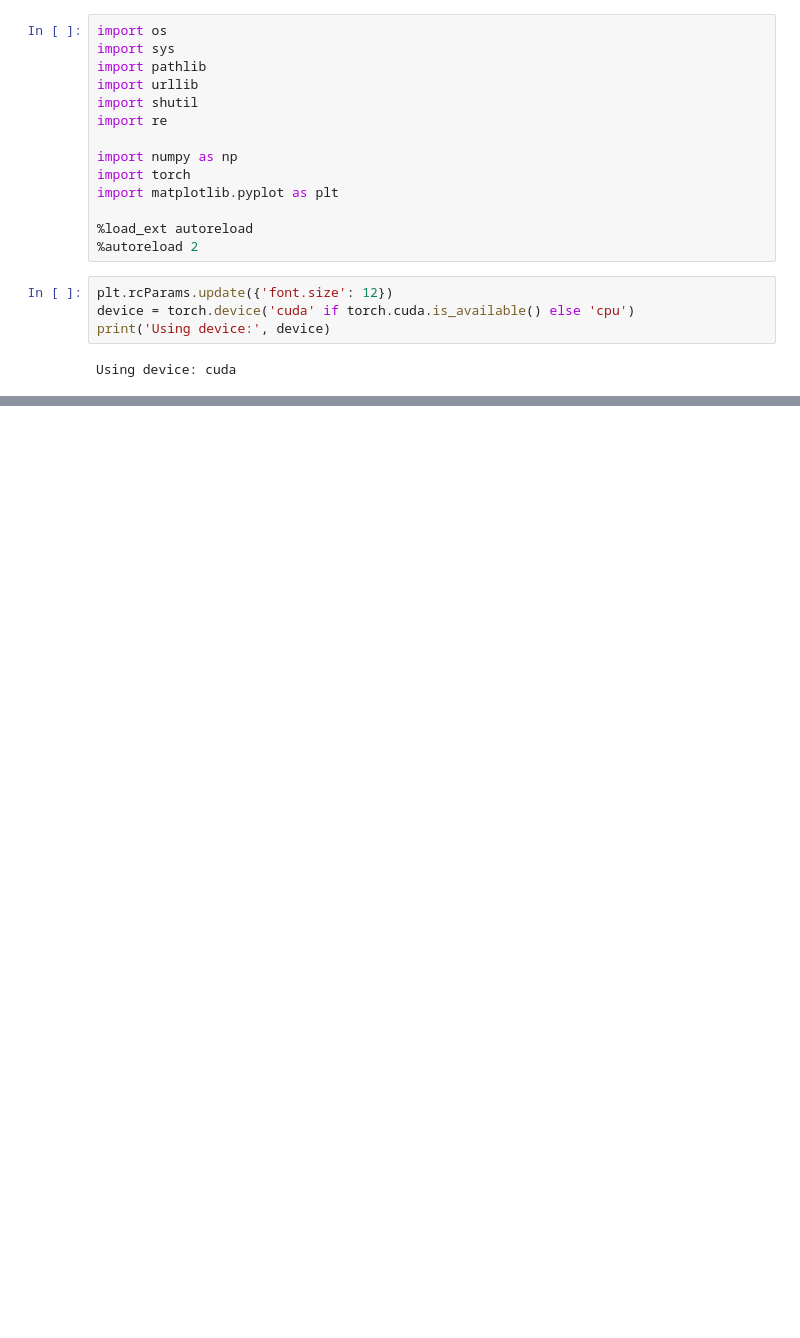
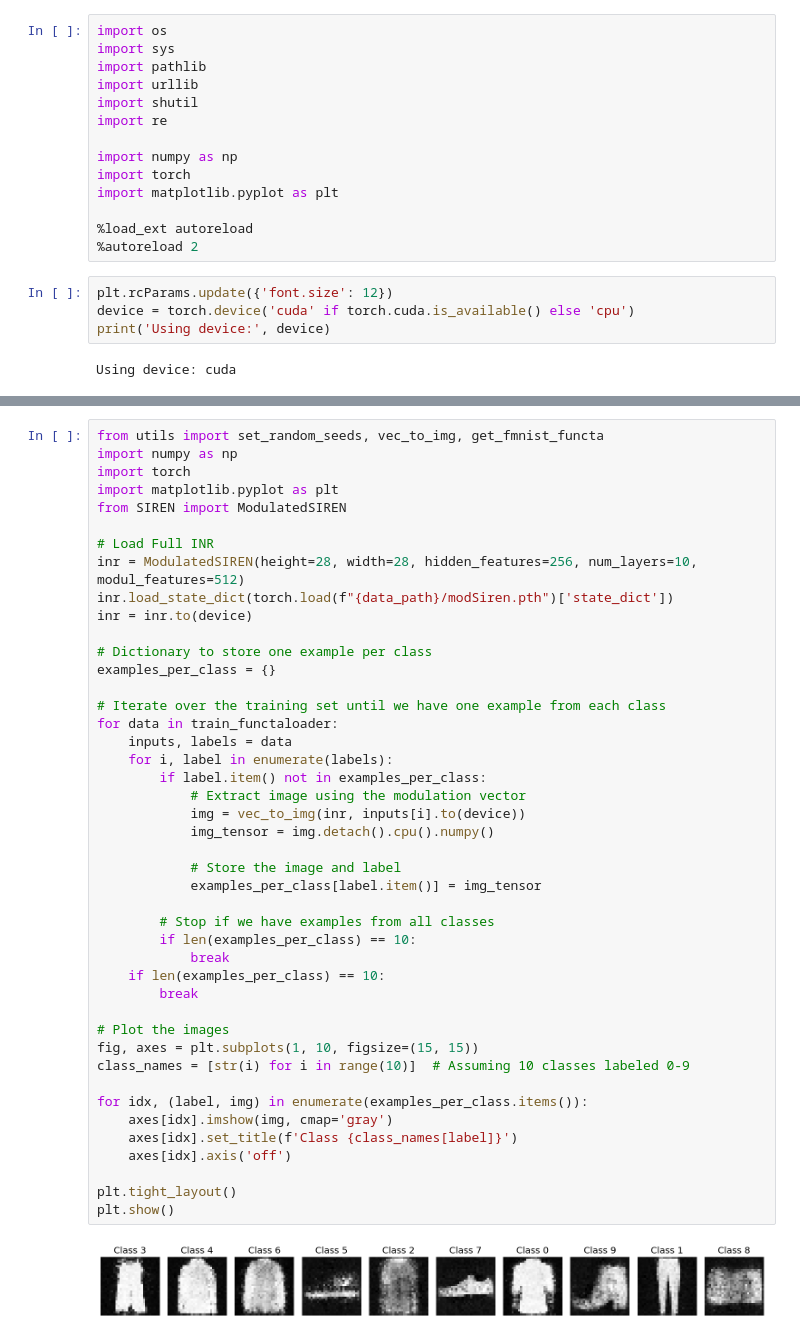
Before and after one commit to chenpery/INR-project, a Jupyter notebook: project.ipynb, the cells around one changed output, grey strips where cells are left out. Cells and saved outputs as stored; diff of their text form; blank space fills up the shorter version.

```diff
--- a/project.ipynb
+++ b/project.ipynb
@@ -97,0 +220,46 @@ last checkpoint idx: 30
+# %%
+from utils import set_random_seeds, vec_to_img, get_fmnist_functa
+import numpy as np
+import torch
+import matplotlib.pyplot as plt
+from SIREN import ModulatedSIREN
+
+# Load Full INR
+inr = ModulatedSIREN(height=28, width=28, hidden_features=256, num_layers=10, modul_features=512)
+inr.load_state_dict(torch.load(f"{data_path}/modSiren.pth")['state_dict'])
+inr = inr.to(device)
+
+# Dictionary to store one example per class
+examples_per_class = {}
+
+# Iterate over the training set until we have one example from each class
+for data in train_functaloader:
+    inputs, labels = data
+    for i, label in enumerate(labels):
+        if label.item() not in examples_per_class:
+            # Extract image using the modulation vector
+            img = vec_to_img(inr, inputs[i].to(device))
+            img_tensor = img.detach().cpu().numpy()
+
+            # Store the image and label
+            examples_per_class[label.item()] = img_tensor
+
+        # Stop if we have examples from all classes
+        if len(examples_per_class) == 10:
+            break
+    if len(examples_per_class) == 10:
+        break
+
+# Plot the images
+fig, axes = plt.subplots(1, 10, figsize=(15, 15))
+class_names = [str(i) for i in range(10)]  # Assuming 10 classes labeled 0-9
+
+for idx, (label, img) in enumerate(examples_per_class.items()):
+    axes[idx].imshow(img, cmap='gray')
+    axes[idx].set_title(f'Class {class_names[label]}')
+    axes[idx].axis('off')
+
+plt.tight_layout()
+plt.show()
+# %% [output]
+[figure, added]
```
Also changed, not shown: parts of 6 cells of this notebook, 4 other files.
